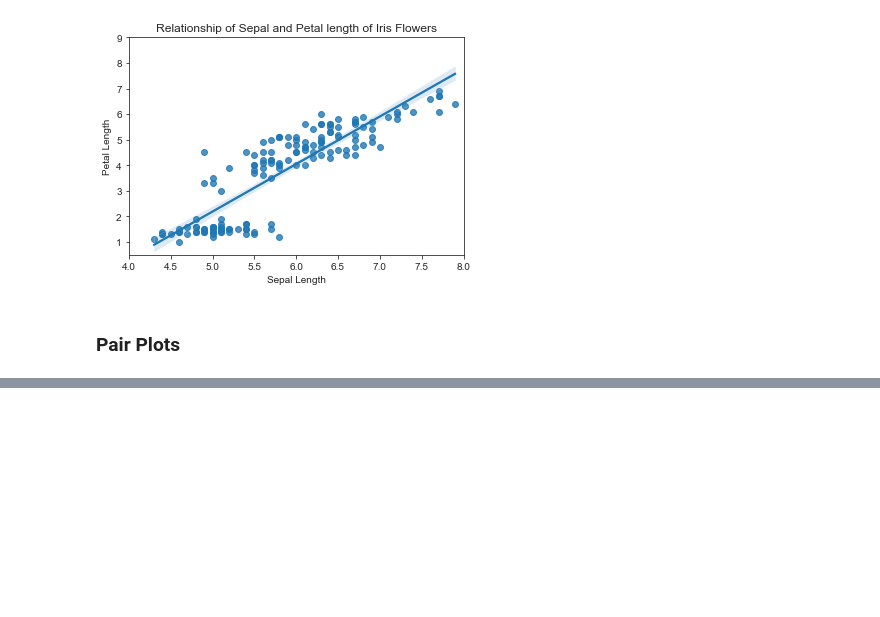
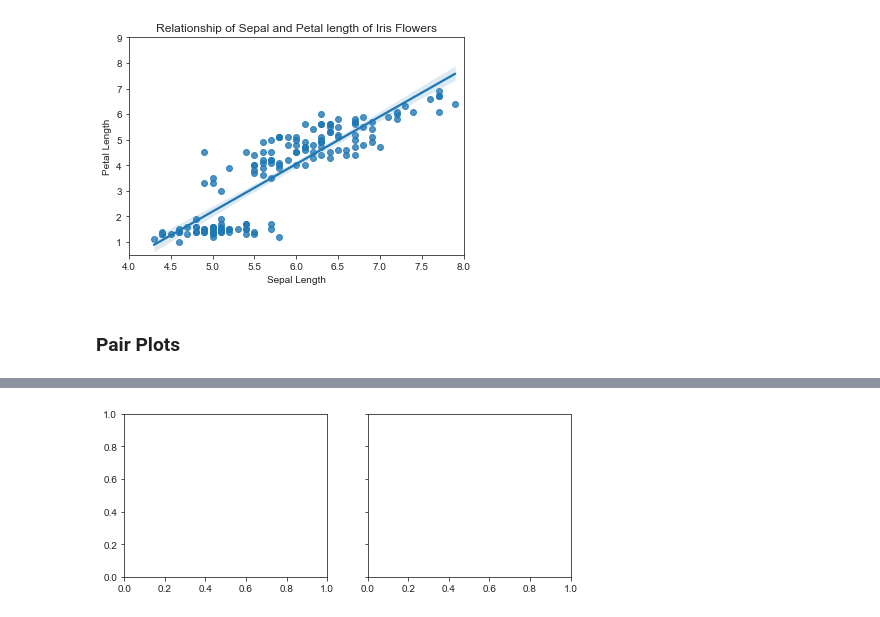
Before and after one commit to maungmoemyint/course1subject08, a Jupyter notebook: course1subject08unit09.ipynb, the cells around one changed output, grey strips where cells are left out. Saved outputs shown, nothing was run; the diff lists cells and outputs as text; code cells hidden in the pictures; blank space fills up the shorter version.

```diff
--- a/course1subject08unit09.ipynb
+++ b/course1subject08unit09.ipynb
@@ -72,0 +91,7 @@ plt.show()
+# %%
+fig, axes = plt.subplots(nrows = 1, # sets the number of rows in the subplot grid
+ncols = 2, # sets the number of columns in the subplot grid
+figsize = (8, 3), # sets the width and height of the figure (in inches)
+sharey=True) # let the two plots share the same y-axis
+# %% [output]
+[figure, added]
```
Also changed, not shown: parts of 6 cells of this notebook.
